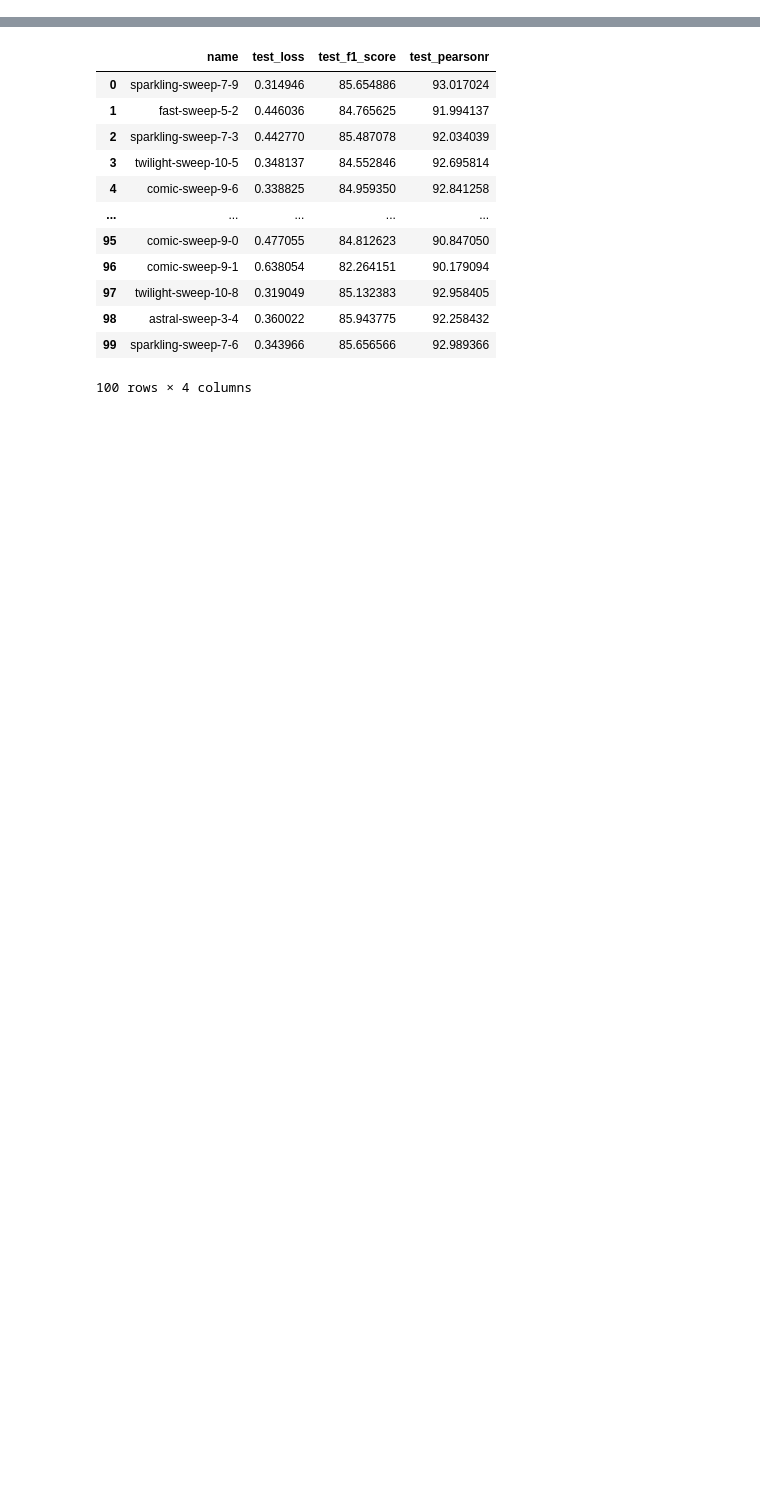
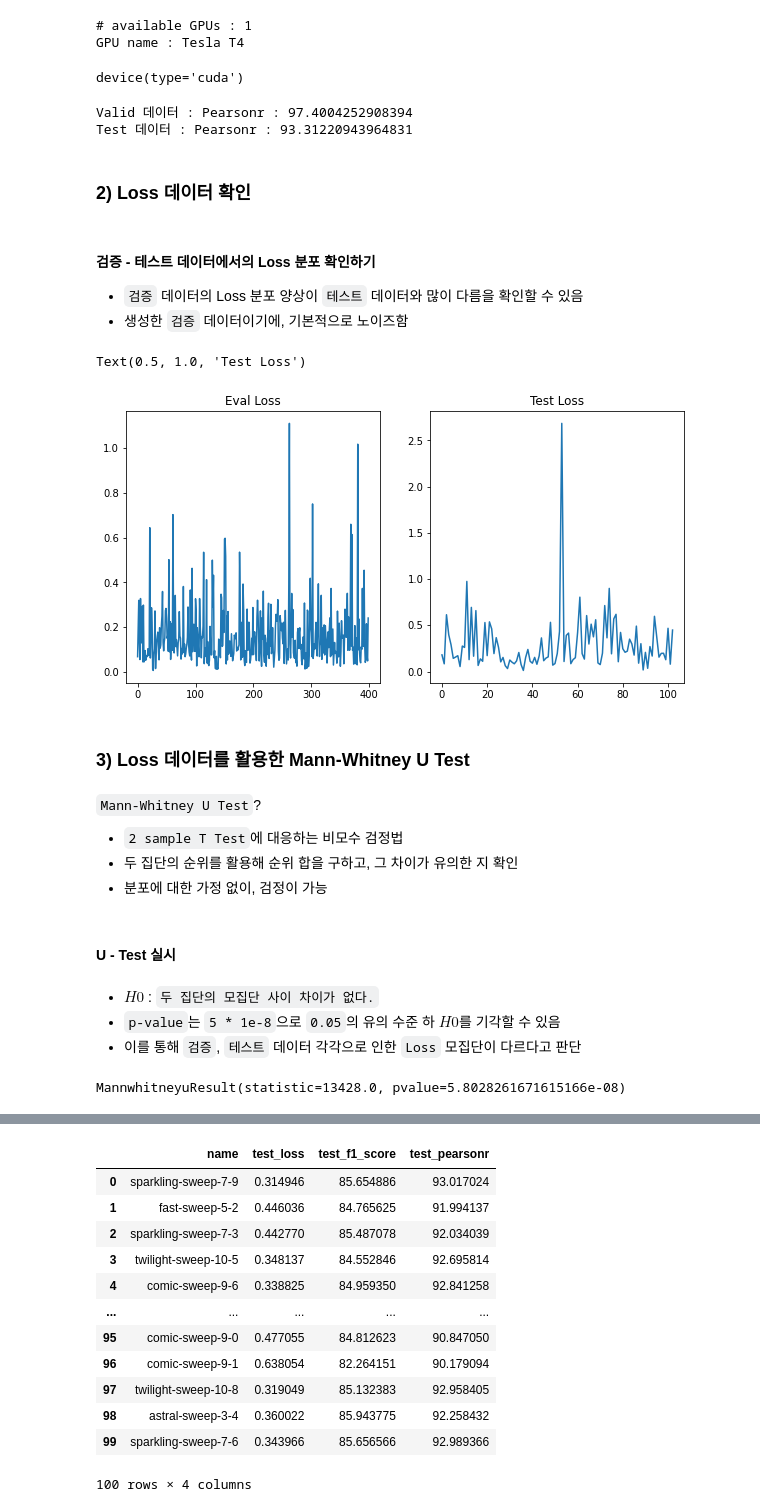
Before and after one commit to Woodywarhol9/wanted-pre-onboarding, a Jupyter notebook: 기업과제/기업과제3/valid_test_check.ipynb, the cells around one changed output, grey strips where cells are left out. Drawn from its saved outputs; the diff is of its cells as text; code cells hidden in the pictures; blank space fills up the shorter version.

```diff
--- a/기업과제/기업과제3/valid_test_check.ipynb
+++ b/기업과제/기업과제3/valid_test_check.ipynb
@@ -0,0 +483,22 @@
+# %%
+from transformers import ElectraForSequenceClassification, ElectraTokenizer
+
+model = ElectraForSequenceClassification.from_pretrained("./final_model/best_model")
+tokenizer = ElectraTokenizer.from_pretrained("monologg/koelectra-base-v3-discriminator")
+# %%
+import torch
+# device type
+def set_device():
+    if torch.cuda.is_available():
+        device = torch.device("cuda")
+        print(f"# available GPUs : {torch.cuda.device_count()}")
+        print(f"GPU name : {torch.cuda.get_device_name()}")
+    else:
+        device = torch.device("cpu")
+    return device
+device = set_device()
+device
+# %% [output]
+# available GPUs : 1
+GPU name : Tesla T4
+device(type='cuda')
@@ -0,0 +554,55 @@
+# %%
+print("Valid 데이터 : ", end = "")
+loss_list_valid, p_score_valid = test(model, valid_dataloader, device)
+print("Test 데이터 : ", end = "")
+loss_list_test, p_score_test = test(model, test_dataloader, device)
+# %% [output]
+Valid 데이터 : Pearsonr : 97.4004252908394
+Test 데이터 : Pearsonr : 93.31220943964831
+# %% [markdown]
+### 2) Loss 데이터 확인
+# %%
+import numpy as np
+
+df = pd.DataFrame()
+df['loss_eval'] = [loss_list_valid]
+df['loss_test'] = [loss_list_test]
+df['pearson_eval'] = p_score_valid
+df['pearson_test'] = p_score_test
+
+df['loss_mean_eval'] = df['loss_eval'].apply(lambda x : np.mean(x))
+
+df['loss_mean_test'] = df['loss_test'].apply(lambda x : np.mean(x))
+# %% [markdown]
+#### 검증 - 테스트 데이터에서의 Loss 분포 확인하기
+- `검증` 데이터의 Loss 분포 양상이 `테스트` 데이터와 많이 다름을 확인할 수 있음
+- 생성한 `검증` 데이터이기에, 기본적으로 노이즈함
+# %%
+fig, axs = plt.subplots(1, 2, figsize=(10, 5))
+
+axs[0].plot(*df['loss_eval'])
+axs[0].set_title("Eval Loss")
+axs[1].plot(*df['loss_test'])
+axs[1].set_title("Test Loss")
+# %% [output]
+Text(0.5, 1.0, 'Test Loss')
+[figure, added]
+# %% [markdown]
+### 3) Loss 데이터를 활용한 Mann-Whitney U Test
+# %% [markdown]
+`Mann-Whitney U Test`?
+- `2 sample T Test`에 대응하는 비모수 검정법
+- 두 집단의 순위를 활용해 순위 합을 구하고, 그 차이가 유의한 지 확인
+- 분포에 대한 가정 없이, 검정이 가능
+# %% [markdown]
+#### U - Test 실시
+# %% [markdown]
+- $H0$ : `두 집단의 모집단 사이 차이가 없다.`
+- `p-value`는 `5 * 1e-8`으로 `0.05`의 유의 수준 하 $H0$를 기각할 수 있음
+- 이를 통해 `검증`, `테스트` 데이터 각각으로 인한 `Loss` 모집단이 다르다고 판단
+# %%
+from scipy.stats import mannwhitneyu
+
+mannwhitneyu(*df['loss_eval'], *df['loss_test'])
+# %% [output]
+MannwhitneyuResult(statistic=13428.0, pvalue=5.8028261671615166e-08)
```
Also changed, not shown: parts of 96 cells of this notebook, 1 other file.
